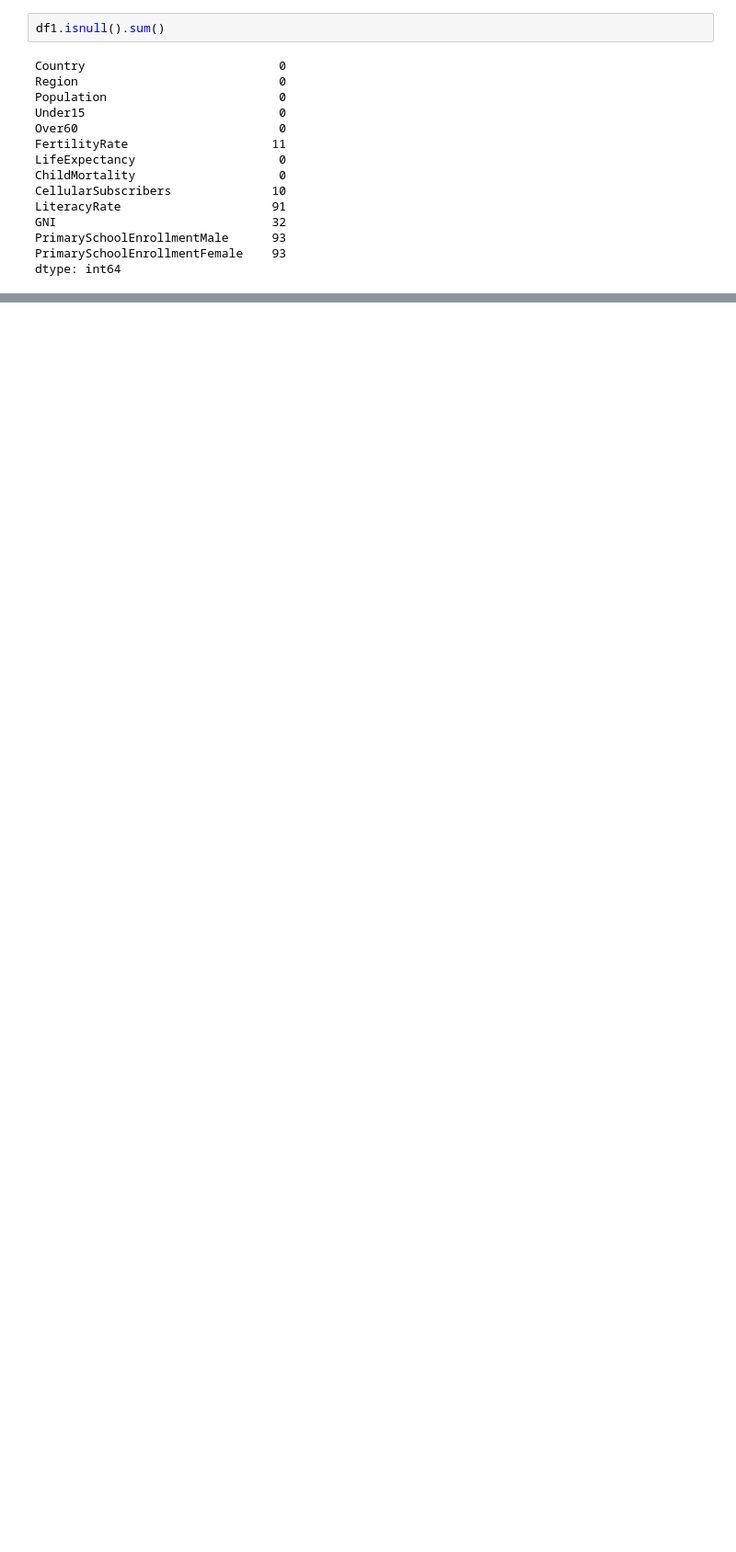
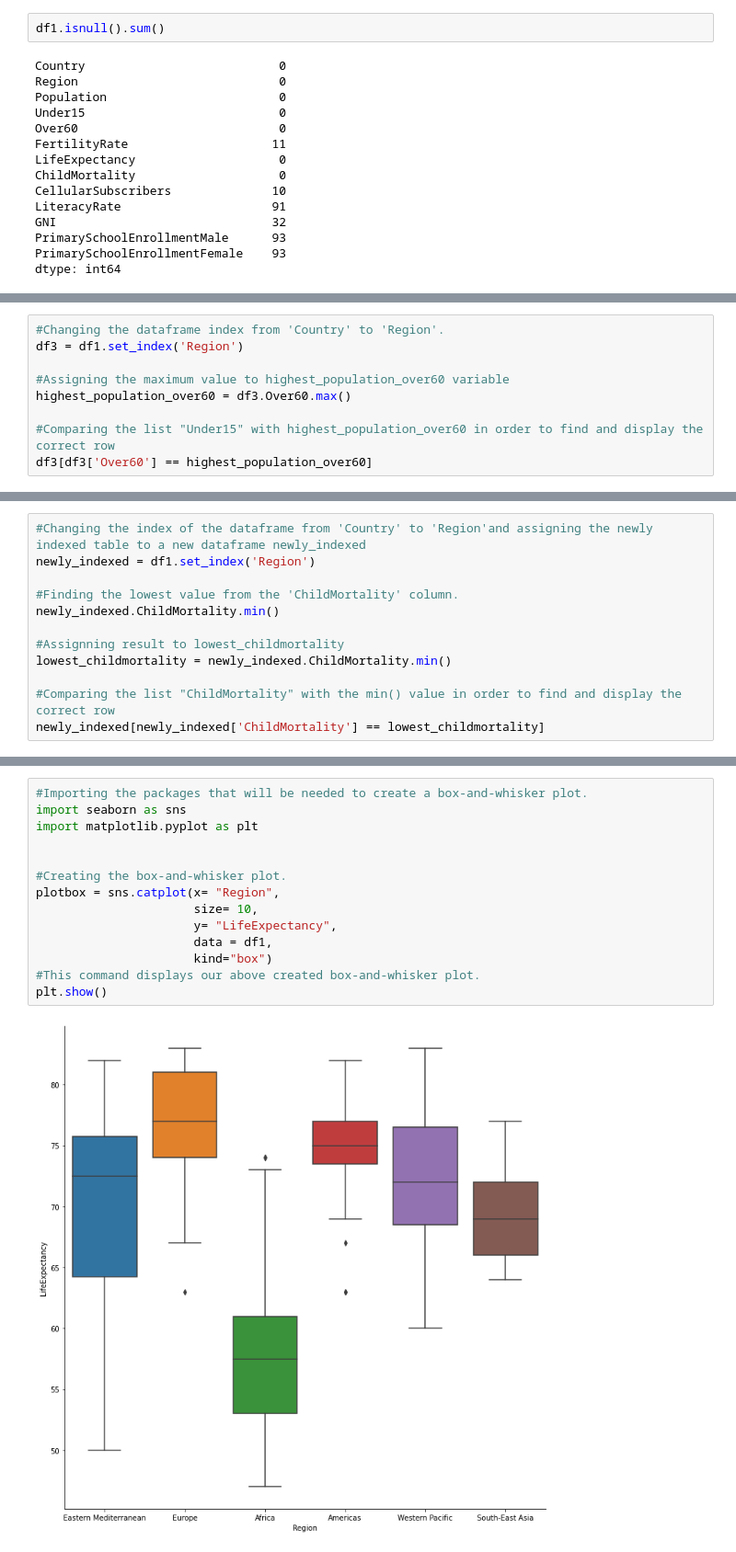
Before and after one commit to NemisysAxe/Bootcamp-Exploratory-Data-Analysis-, a Jupyter notebook: notebook.ipynb, the cells around one changed output, grey strips where cells are left out. Shown at 92% size. Saved outputs shown, nothing was run; the diff lists cells and outputs as text; blank space fills up the shorter version.

```diff
--- a/notebook.ipynb
+++ b/notebook.ipynb
@@ -99,0 +177,9 @@ NameError: ignored
+# %%
+#Changing the dataframe index from 'Country' to 'Region'.
+df3 = df1.set_index('Region')
+
+#Assigning the maximum value to highest_population_over60 variable
+highest_population_over60 = df3.Over60.max()
+
+#Comparing the list "Under15" with highest_population_over60 in order to find and display the correct row
+df3[df3['Over60'] == highest_population_over60]
@@ -99,0 +248,12 @@ NameError: ignored
+# %%
+#Changing the index of the dataframe from 'Country' to 'Region'and assigning the newly indexed table to a new dataframe newly_indexed
+newly_indexed = df1.set_index('Region')
+
+#Finding the lowest value from the 'ChildMortality' column.
+newly_indexed.ChildMortality.min()
+
+#Assignning result to lowest_childmortality
+lowest_childmortality = newly_indexed.ChildMortality.min()
+
+#Comparing the list "ChildMortality" with the min() value in order to find and display the correct row
+newly_indexed[newly_indexed['ChildMortality'] == lowest_childmortality]
@@ -99,0 +283,16 @@ NameError: ignored
+# %%
+#Importing the packages that will be needed to create a box-and-whisker plot.
+import seaborn as sns
+import matplotlib.pyplot as plt
+
+
+#Creating the box-and-whisker plot.
+plotbox = sns.catplot(x= "Region",
+                      size= 10,
+                      y= "LifeExpectancy",
+                      data = df1,
+                      kind="box")
+#This command displays our above created box-and-whisker plot.
+plt.show()
+# %% [output]
+[figure, added]
```
Also changed, not shown: parts of 34 cells of this notebook.
